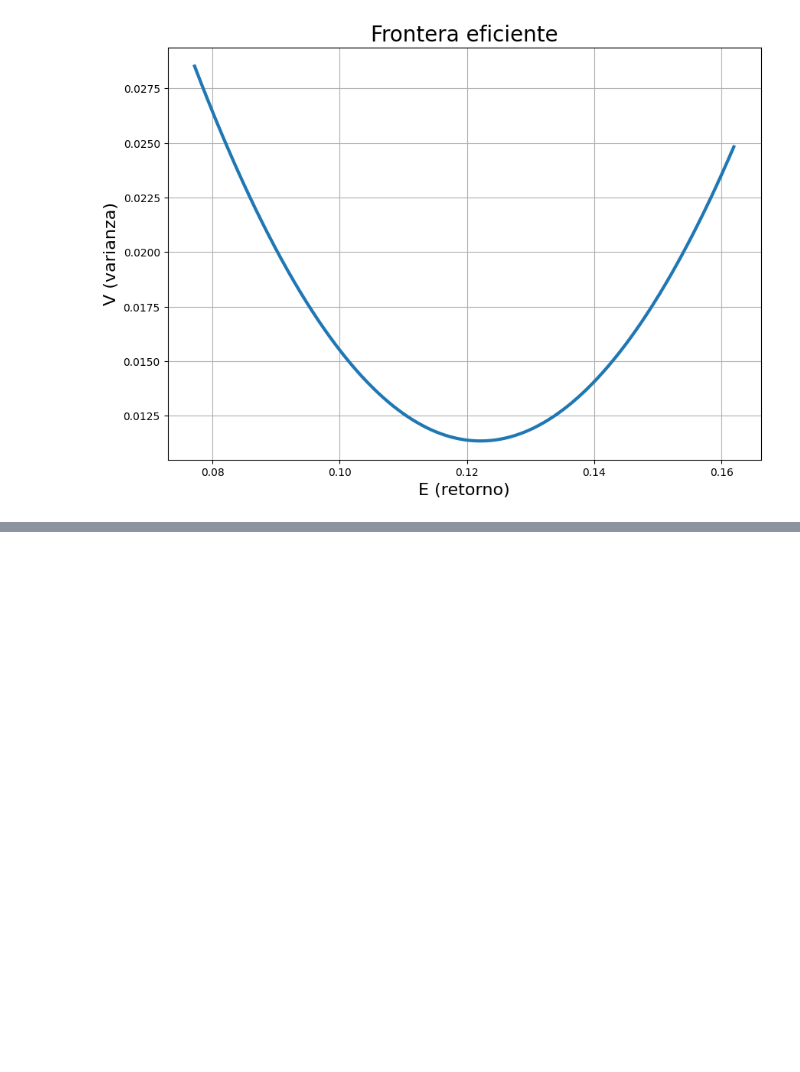
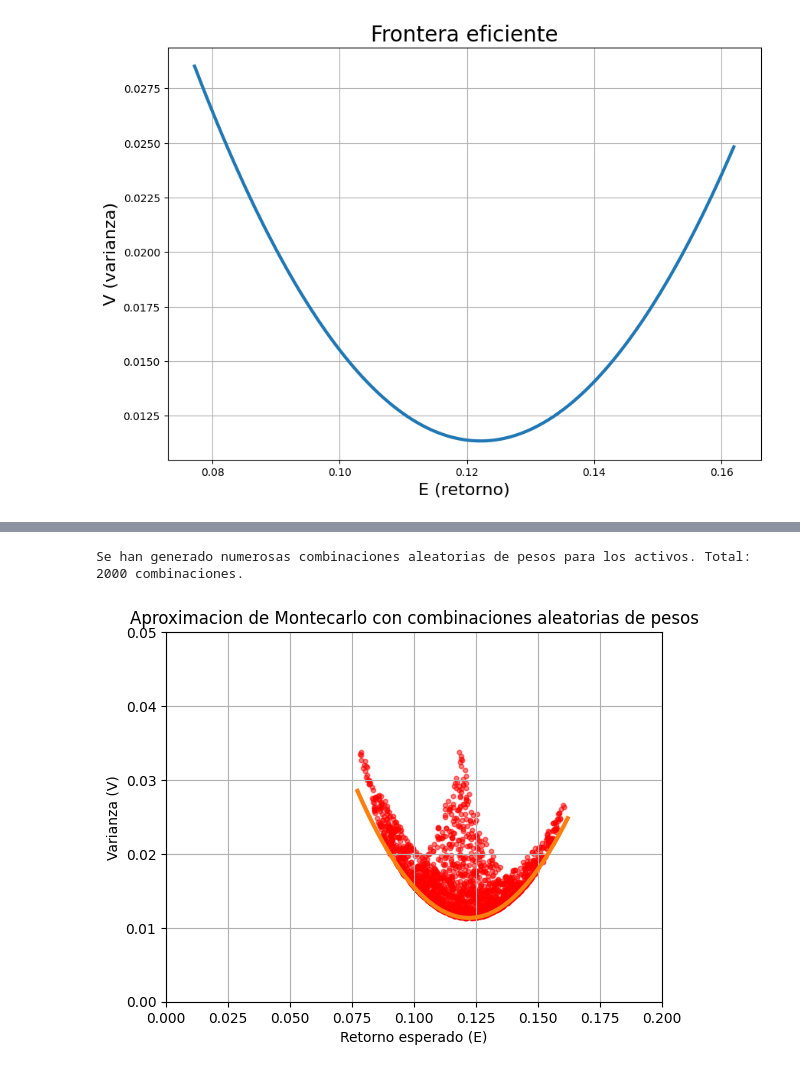
Before and after one commit to YuXiang1105/Assets_optimization, a Jupyter notebook: src/3ETFsLagrangiano.ipynb, the cells around one changed output, grey strips where cells are left out. Drawn from its saved outputs; the diff is of its cells as text; code cells hidden in the pictures; blank space fills up the shorter version.

Commit message:
lagrange comentado final

```diff
--- a/src/3ETFsLagrangiano.ipynb
+++ b/src/3ETFsLagrangiano.ipynb
@@ -176,0 +170,37 @@ Excel guardado con pesos incluidos!
+# %%
+N = 2000
+lista_monteCarlo = []
+
+# Este comando da solamente los pesos que suman 1 y nos da valores aleatorios, que son carteras aleatorias
+pesos = np.random.dirichlet(np.ones(3), size=N)
+
+# Guardamos los pesos
+for i in range(N):
+    lista_monteCarlo.append((pesos[i][0], pesos[i][1], pesos[i][2]))
+# Print para el tamaño, y ademas debbing para ver que se estan generando las combinaciones
+print(f"Se han generado numerosas combinaciones aleatorias de pesos para los activos. Total: {N} combinaciones.")
+plt.figure()
+plt.plot(E_ok, V_ok)
+
+# Calulamos el retorno esperado y la varianza para cada combinacion de pesos, y los graficamos, para ver que caen debajo de la frontera eficiente
+for i in range(len(lista_monteCarlo)):
+    p1Carlo, p2Carlo, p3Carlo = lista_monteCarlo[i]
+    E_random = m1*p1Carlo + m2*p2Carlo + m3*p3Carlo
+    V_random = v1*p1Carlo**2 + v2*p2Carlo**2 + v3*p3Carlo**2 + 2*cv12*p1Carlo*p2Carlo + 2*cv13*p1Carlo*p3Carlo + 2*cv23*p2Carlo*p3Carlo
+    plt.scatter(E_random, V_random, color='red', s=10, alpha=0.5)
+
+# Hacemos el plot similar anterior, pero con un scatterplot (puntos de (E,V)) para ver que se aproxima bien
+plt.xlabel("Retorno esperado (E)")
+plt.ylabel("Varianza (V)")
+plt.title("Aproximacion de Montecarlo con combinaciones aleatorias de pesos")
+plt.plot(E_vals, V_vals, linewidth=3)
+plt.xlim(0, 0.2)
+plt.ylim(0, 0.05)
+
+plt.grid(True)
+
+plt.savefig("aproxLagrange.png", dpi=300, bbox_inches="tight")
+plt.show()
+# %% [output]
+Se han generado numerosas combinaciones aleatorias de pesos para los activos. Total: 2000 combinaciones.
+[figure, added]
```
Also changed, not shown: parts of 15 cells of this notebook, 5 other files.
